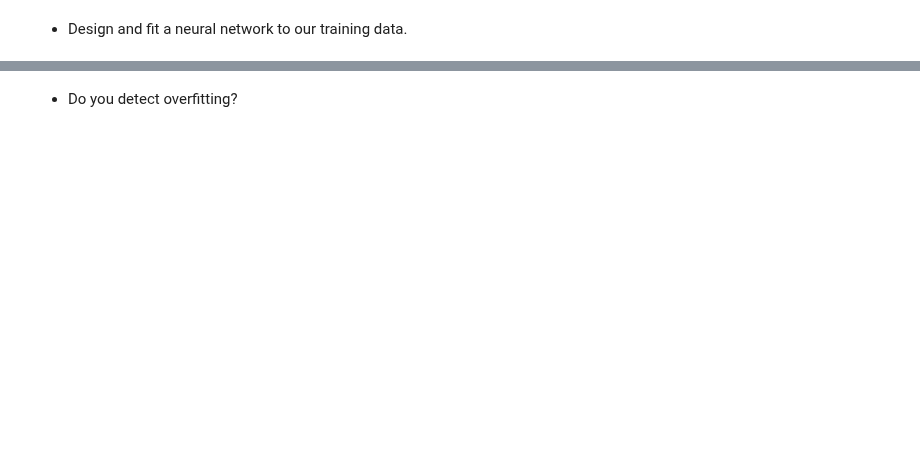
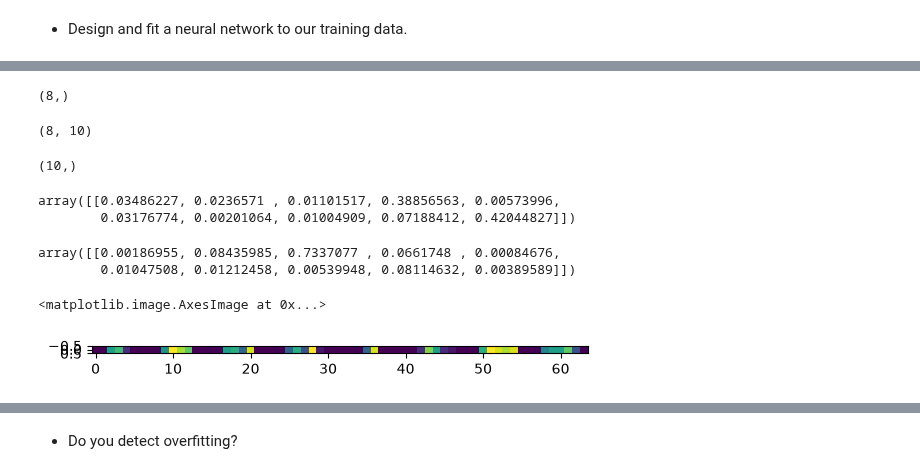
Before and after one commit to ChristopherDavisUCI/AISCI210-Unit2-NN1, a Jupyter notebook: Week5-Tuesday.ipynb, the cells around one changed output, grey strips where cells are left out. Drawn from its saved outputs; the diff is of its cells as text; code cells hidden in the pictures; blank space fills up the shorter version.

```diff
--- a/Week5-Tuesday.ipynb
+++ b/Week5-Tuesday.ipynb
@@ -26,2 +100,12 @@ We will introduce neural networks using one of the early famous applications, ha
 # %% [markdown]
 * Design and fit a neural network to our training data.
+# %%
+clf = MLPClassifier(
+    hidden_layer_sizes=(8,),
+    activation="logistic", # sigmoid
+    solver="sgd",
+    max_iter=2500,
+    random_state=15
+)
+# %%
+clf.fit(X_train, y_train)
@@ -27,0 +127,28 @@ We will introduce neural networks using one of the early famous applications, ha
+# %%
+clf.intercepts_[0].shape
+# %% [output]
+(8,)
+# %%
+clf.coefs_[1].shape
+# %% [output]
+(8, 10)
+# %%
+clf.intercepts_[1].shape
+# %% [output]
+(10,)
+# %%
+clf.predict_proba(X[5:6]/16)
+# %% [output]
+array([[0.03486227, 0.0236571 , 0.01101517, 0.38856563, 0.00573996,
+        0.03176774, 0.00201064, 0.01004909, 0.07188412, 0.42044827]])
+# %%
+clf.predict_proba(X_train[:1])
+# %% [output]
+array([[0.00186955, 0.08435985, 0.7337077 , 0.0661748 , 0.00084676,
+        0.01047508, 0.01212458, 0.00539948, 0.08114632, 0.00389589]])
+# %%
+fig, ax = plt.subplots()
+ax.imshow(X_train[:1])
+# %% [output]
+<matplotlib.image.AxesImage at 0x...>
+[figure, added]
```
Also changed, not shown: parts of 27 cells of this notebook.
